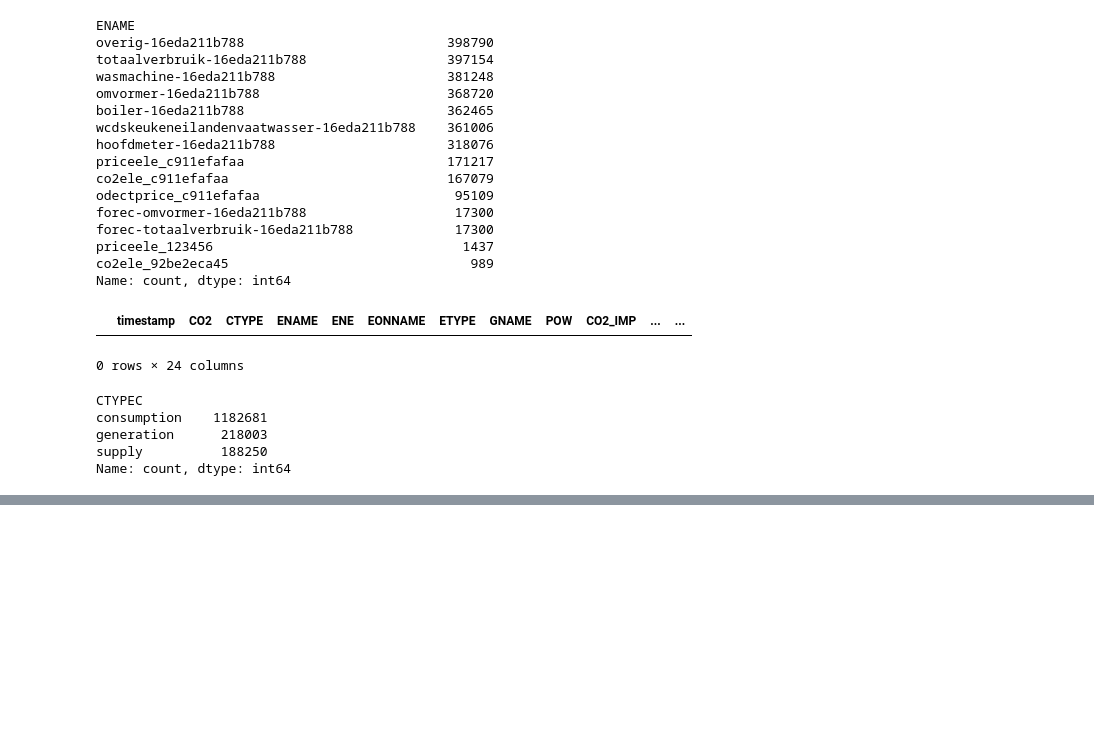
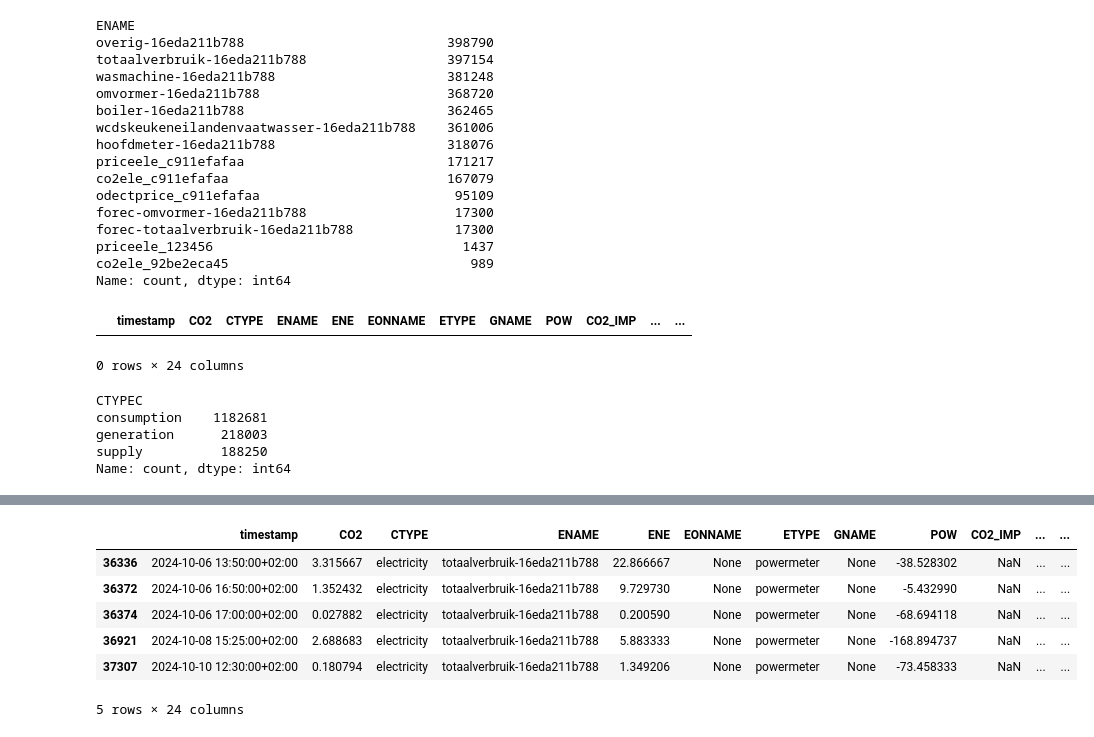
Before and after one commit to CasDerksen/Project3_Deel1, a Jupyter notebook: stijn.ipynb, the cells around one changed output, grey strips where cells are left out. Cells and saved outputs as stored; diff of their text form; code cells hidden in the pictures; blank space fills up the shorter version.

```diff
--- a/stijn.ipynb
+++ b/stijn.ipynb
@@ -46,0 +74,11 @@ Name: count, dtype: int64
+# %%
+pow_leeg= df_viermaanden[df_viermaanden['POW'] < 0]
+pow_leeg.head(5)
+# %% [output]
+|  | timestamp | CO2 | CTYPE | ENAME | ENE | EONNAME | ETYPE | GNAME | POW | CO2_IMP | ... | ... |
+| 36336 | 2024-10-06 13:50:00+02:00 | 3.315667 | electricity | totaalverbruik-16eda211b788 | 22.866667 | None | powermeter | None | -38.528302 | NaN | ... | ... |
+| 36372 | 2024-10-06 16:50:00+02:00 | 1.352432 | electricity | totaalverbruik-16eda211b788 | 9.729730 | None | powermeter | None | -5.432990 | NaN | ... | ... |
+| 36374 | 2024-10-06 17:00:00+02:00 | 0.027882 | electricity | totaalverbruik-16eda211b788 | 0.200590 | None | powermeter | None | -68.694118 | NaN | ... | ... |
+| 36921 | 2024-10-08 15:25:00+02:00 | 2.688683 | electricity | totaalverbruik-16eda211b788 | 5.883333 | None | powermeter | None | -168.894737 | NaN | ... | ... |
+| 37307 | 2024-10-10 12:30:00+02:00 | 0.180794 | electricity | totaalverbruik-16eda211b788 | 1.349206 | None | powermeter | None | -73.458333 | NaN | ... | ... |
+5 rows × 24 columns
```
Also changed, not shown: parts of 6 cells of this notebook.
